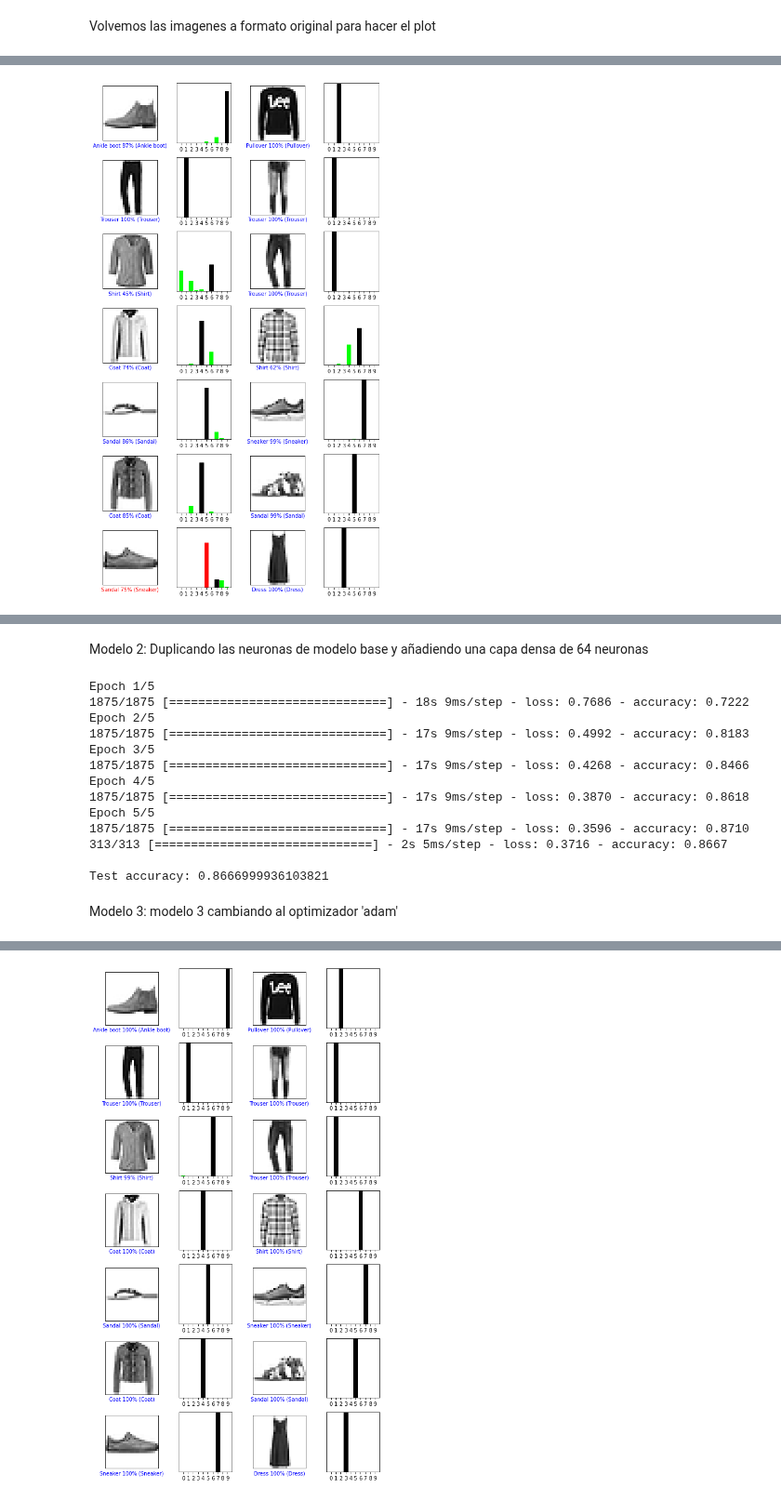
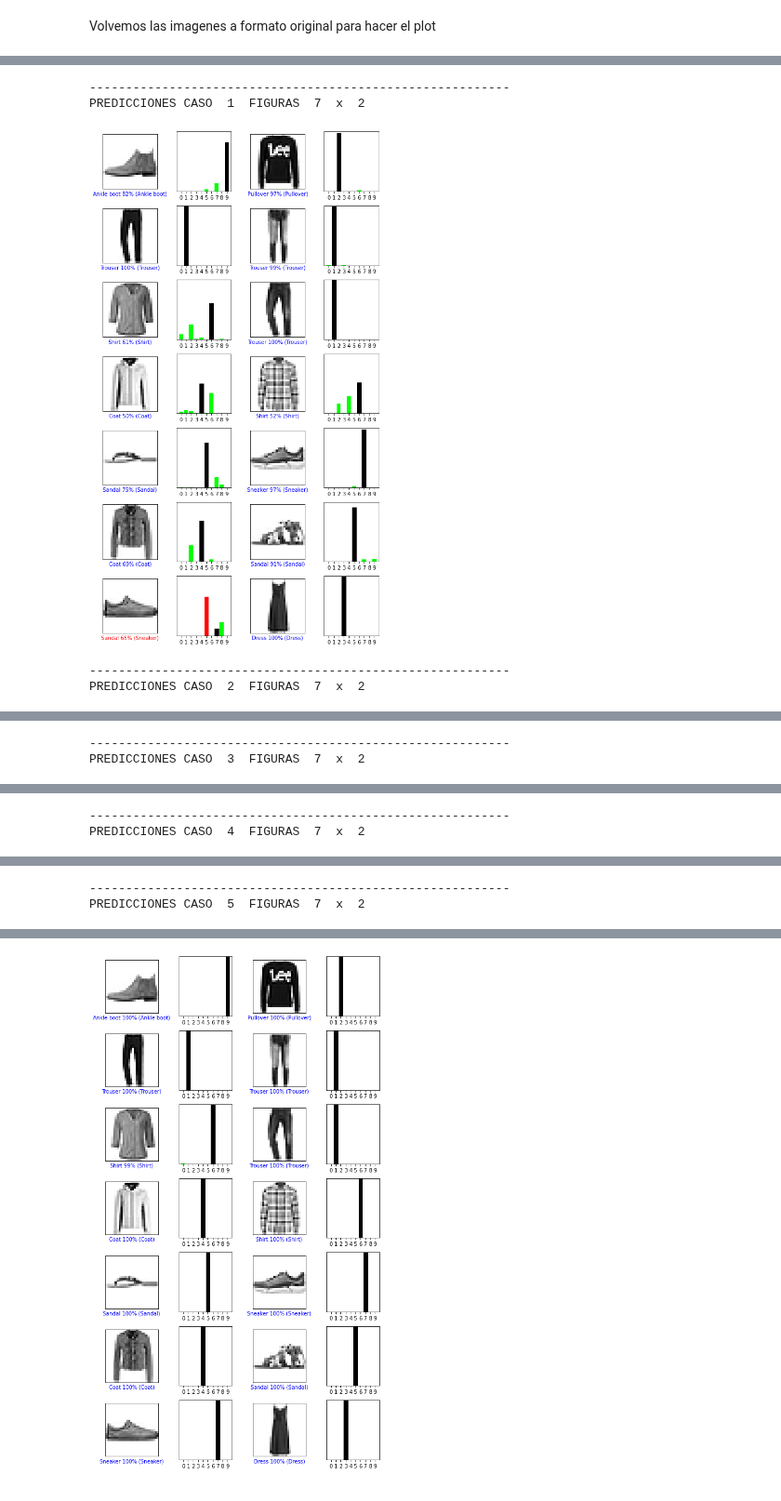
Before and after one commit to carlosemiliorabazo/deepLearning, a Jupyter notebook: P2 AA Redes Neuronas Convolucionales_SOLUCION.ipynb, the cells around one changed output, grey strips where cells are left out. Shown at 93% size. Cells and saved outputs as stored; diff of their text form; code cells hidden in the pictures.

```diff
--- a/P2 AA Redes Neuronas Convolucionales_SOLUCION.ipynb
+++ b/P2 AA Redes Neuronas Convolucionales_SOLUCION.ipynb
@@ -396,0 +389,10 @@ predictions = model.predict(test_images)
+# %%
+predictions = []
+for caso in range(casos):
+  predictions.append(models[caso].predict(test_images))
+# %%
+for caso in range(casos):
+  print("----------------------------------------------------------")
+  print("PREDICCIONES CASO ", caso + 1 , " : ", predictions[caso][5])
+  print("VALOR MÁXIMO: ", np.argmax(predictions[caso][5]))
+  print("\n\n")
@@ -433,14 +501,23 @@ test_images = test_images.reshape((10000, 28, 28))
 # %%
-num_rows = 7
-num_cols = 2
-num_images = num_rows*num_cols
-plt.figure(figsize=(2*2*num_cols, 2*num_rows))
-for i in range(num_images):
-  plt.subplot(num_rows, 2*num_cols, 2*i+1)
-  plot_image(i, predictions[i], test_labels, test_images)
-  plt.subplot(num_rows, 2*num_cols, 2*i+2)
-  plot_value_array(i, predictions[i], test_labels)
-plt.tight_layout()
-plt.show()
+def pintar_conjunto_casos_con_predicciones(num_rows, num_cols, casos):
+  num_images = num_rows*num_cols
+  for caso in range(casos):
+    print("----------------------------------------------------------")
+    print("PREDICCIONES CASO ", caso + 1 , " FIGURAS ", num_rows, " x ", num_cols)
+    plt.figure(figsize=(2*2*num_cols, 2*num_rows))
+    for i in range(num_images):
+      plt.subplot(num_rows, 2*num_cols, 2*i+1)
+      plot_image(i, predictions[caso][i], test_labels, test_images)
+      plt.subplot(num_rows, 2*num_cols, 2*i+2)
+      plot_value_array(i, predictions[caso][i], test_labels)
+    plt.tight_layout()
+    plt.show()
+    print("\n\n")
+
+pintar_conjunto_casos_con_predicciones(7,2,casos)
 # %% [output]
+----------------------------------------------------------
+PREDICCIONES CASO  1  FIGURAS  7  x  2
-[figure, old version]
+[figure, new version]
+----------------------------------------------------------
+PREDICCIONES CASO  2  FIGURAS  7  x  2
@@ -446,0 +525,2 @@ plt.show()
+----------------------------------------------------------
+PREDICCIONES CASO  3  FIGURAS  7  x  2
@@ -446,0 +528,2 @@ plt.show()
+----------------------------------------------------------
+PREDICCIONES CASO  4  FIGURAS  7  x  2
@@ -446,0 +531,2 @@ plt.show()
+----------------------------------------------------------
+PREDICCIONES CASO  5  FIGURAS  7  x  2
@@ -447,31 +534,3 @@ plt.show()
 # %%
 train_images = train_images.reshape((60000, 28, 28, 1))
 test_images = test_images.reshape((10000, 28, 28, 1))
-# %% [markdown]
-Modelo 2: Duplicando las neuronas de modelo base y añadiendo una capa densa de 64 neuronas
-# %%
-
-model.compile(optimizer='sgd',
-              loss='sparse_categorical_crossentropy',
-              metrics=['accuracy'])
-
-model.fit(train_images, train_labels, epochs=5)
-
-test_loss, test_acc = model.evaluate(test_images,  test_labels)
-print('\nTest accuracy:', test_acc)
-# %% [output]
-Epoch 1/5
-1875/1875 [==============================] - 18s 9ms/step - loss: 0.7686 - accuracy: 0.7222
-Epoch 2/5
-1875/1875 [==============================] - 17s 9ms/step - loss: 0.4992 - accuracy: 0.8183
-Epoch 3/5
-1875/1875 [==============================] - 17s 9ms/step - loss: 0.4268 - accuracy: 0.8466
-Epoch 4/5
-1875/1875 [==============================] - 17s 9ms/step - loss: 0.3870 - accuracy: 0.8618
-Epoch 5/5
-1875/1875 [==============================] - 17s 9ms/step - loss: 0.3596 - accuracy: 0.8710
-313/313 [==============================] - 2s 5ms/step - loss: 0.3716 - accuracy: 0.8667
-
-Test accuracy: 0.8666999936103821
-# %% [markdown]
-Modelo 3: modelo 3 cambiando al optimizador 'adam'
```
Also changed, not shown: parts of 27 cells of this notebook.
